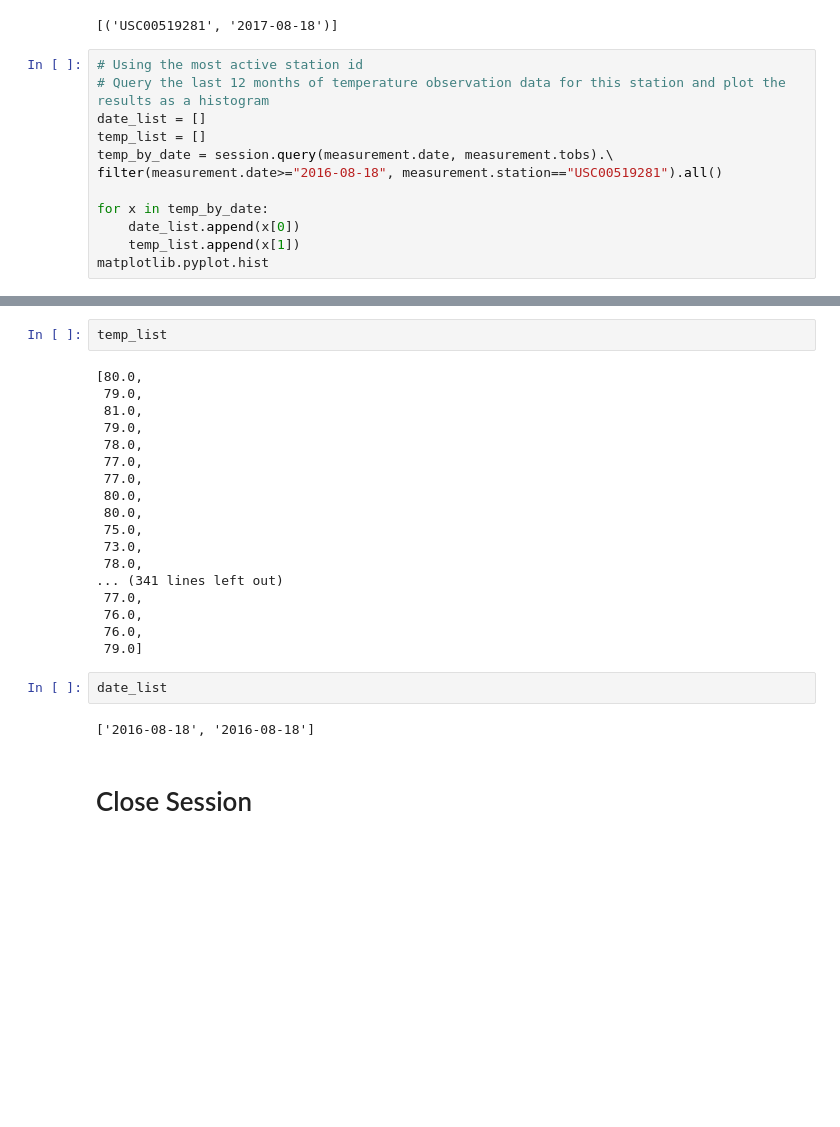
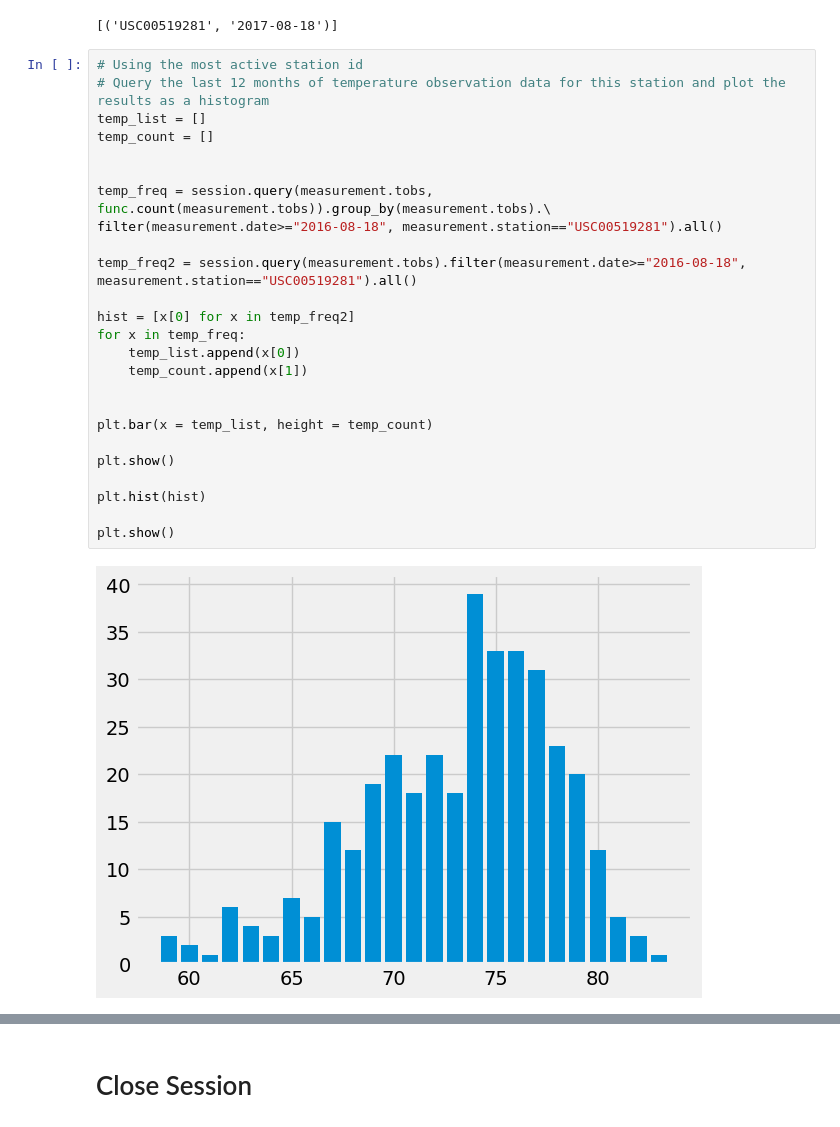
Before and after one commit to mjohnnywest/sql_alchemy_challenge, a Jupyter notebook: climate.ipynb, the cells around one changed output, grey strips where cells are left out. Cells and saved outputs as stored; diff of their text form; blank space fills up the shorter version.

Commit message:
Finished histogram. Readme will be final task

```diff
--- a/climate.ipynb
+++ b/climate.ipynb
@@ -167,12 +167,27 @@ filter(measurement.station=="USC00519281").all()
 # %%
 # Using the most active station id
 # Query the last 12 months of temperature observation data for this station and plot the results as a histogram
-date_list = []
 temp_list = []
-temp_by_date = session.query(measurement.date, measurement.tobs).\
+temp_count = []
+
+
+temp_freq = session.query(measurement.tobs, func.count(measurement.tobs)).group_by(measurement.tobs).\
 filter(measurement.date>="2016-08-18", measurement.station=="USC00519281").all()
 
-for x in temp_by_date:
-    date_list.append(x[0])
-    temp_list.append(x[1])
-matplotlib.pyplot.hist
+temp_freq2 = session.query(measurement.tobs).filter(measurement.date>="2016-08-18", measurement.station=="USC00519281").all()
+
+hist = [x[0] for x in temp_freq2]
+for x in temp_freq:
+    temp_list.append(x[0])
+    temp_count.append(x[1])
+
+
+plt.bar(x = temp_list, height = temp_count)
+
+plt.show()
+
+plt.hist(hist)
+
+plt.show()
+# %% [output]
+[figure, added]
@@ -179,27 +195,3 @@ matplotlib.pyplot.hist
-# %%
-temp_list
-# %% [output]
-[80.0,
- 79.0,
- 81.0,
- 79.0,
- 78.0,
- 77.0,
- 77.0,
- 80.0,
- 80.0,
- 75.0,
- 73.0,
- 78.0,
-... (341 lines left out)
- 77.0,
- 76.0,
- 76.0,
- 79.0]
-# %%
-date_list
-# %% [output]
-['2016-08-18', '2016-08-18']
 # %% [markdown]
 # Close Session
 # %%
```
Also changed, not shown: parts of 2 cells of this notebook.
